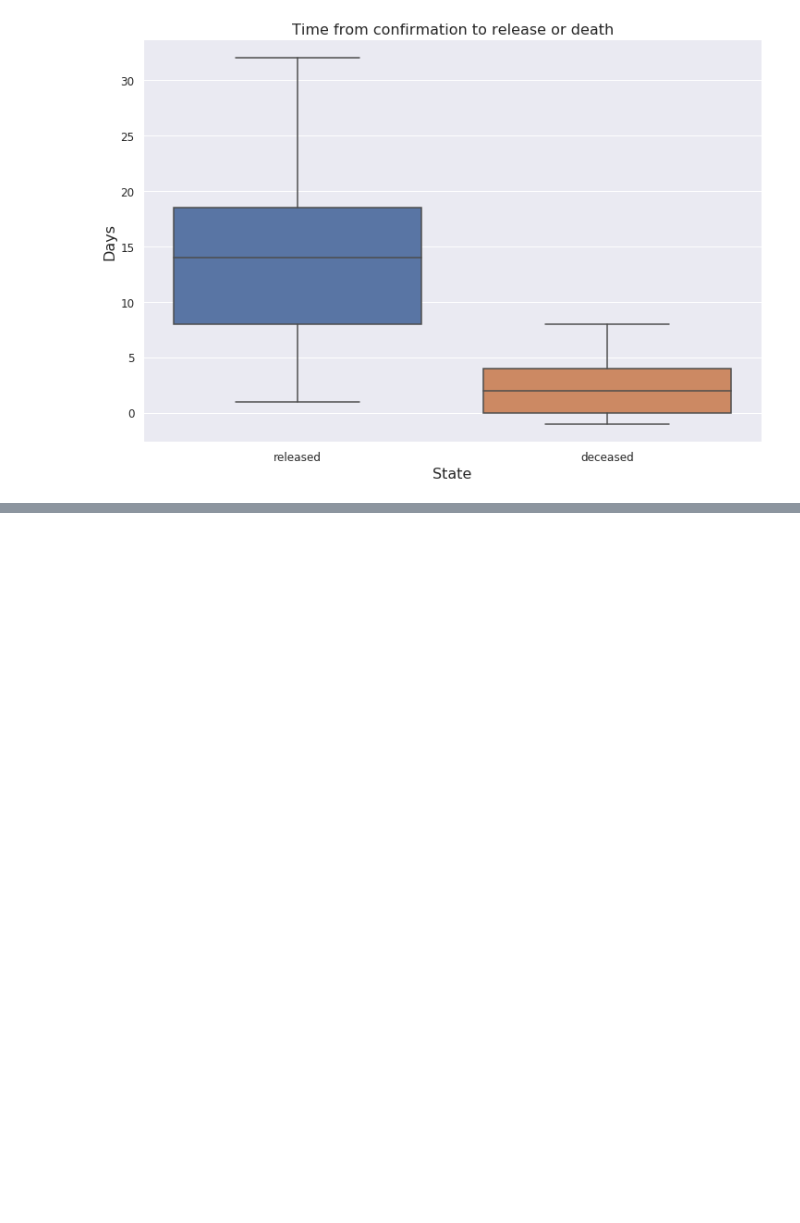
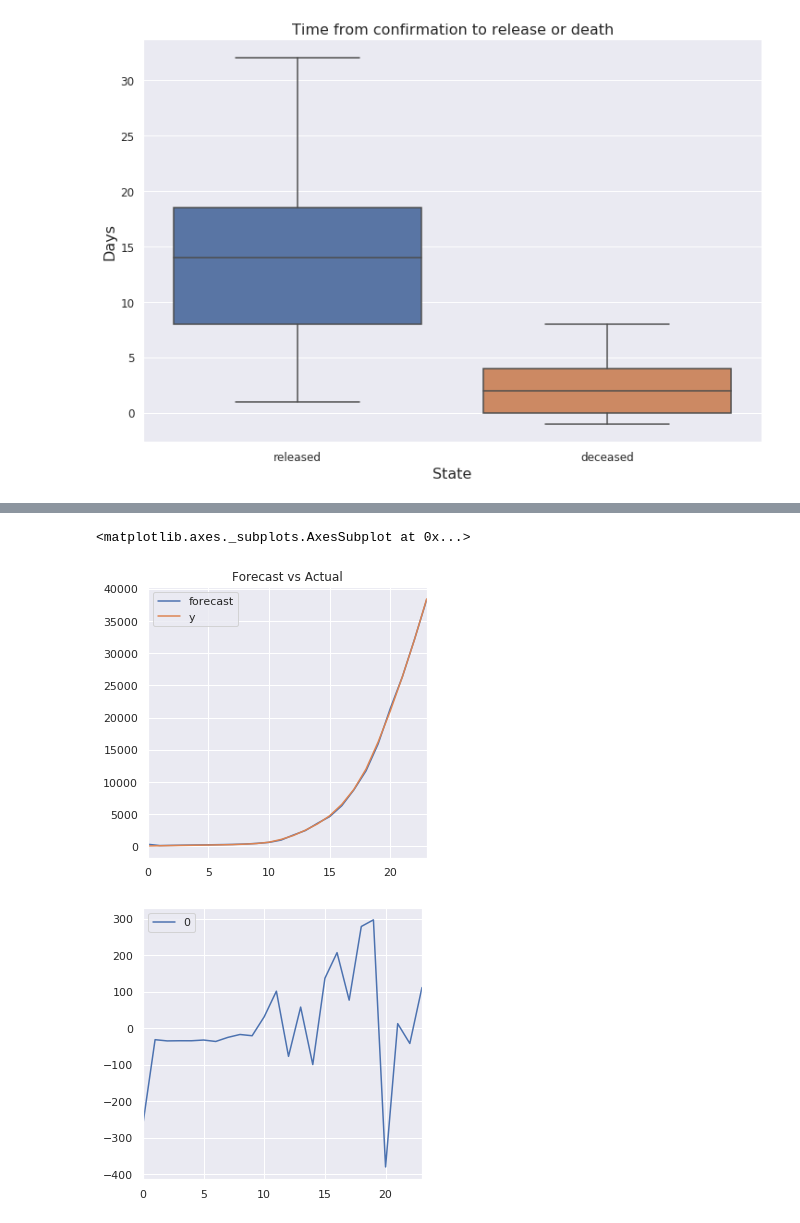
Before and after one commit to Shaheer-Imam/Corona-Virus-Analysis, a Jupyter notebook: Corona_Virus_Analysis.ipynb, the cells around one changed output, grey strips where cells are left out. Saved outputs shown, nothing was run; the diff lists cells and outputs as text; code cells hidden in the pictures; blank space fills up the shorter version.

```diff
--- a/Corona_Virus_Analysis.ipynb
+++ b/Corona_Virus_Analysis.ipynb
@@ -436,0 +506,5 @@ plt.show()
+# %%
+confirm_cs = pd.DataFrame(data).cumsum()
+arima_data = confirm_cs.reset_index()
+arima_data.columns = ['confirmed_date','count']
+arima_data.head()
@@ -436,0 +518,4 @@ plt.show()
+# %%
+model = ARIMA(arima_data['count'].values, order=(1, 2, 1))
+fit_model = model.fit(trend='c', full_output=True, disp=True)
+fit_model.summary()
@@ -436,0 +539,8 @@ plt.show()
+# %%
+fit_model.plot_predict()
+plt.title('Forecast vs Actual')
+pd.DataFrame(fit_model.resid).plot()
+# %% [output]
+<matplotlib.axes._subplots.AxesSubplot at 0x...>
+[figure, added]
+[figure, added]
```
Also changed, not shown: parts of 17 cells of this notebook.
